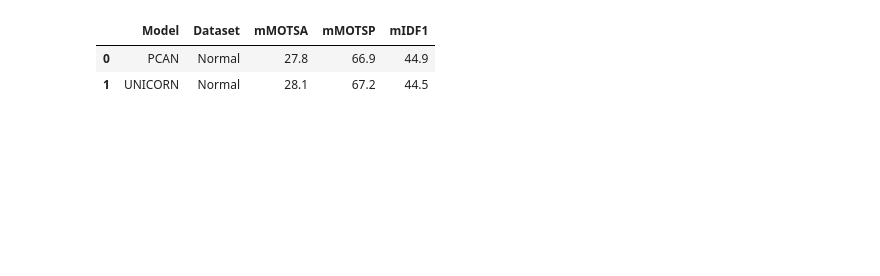
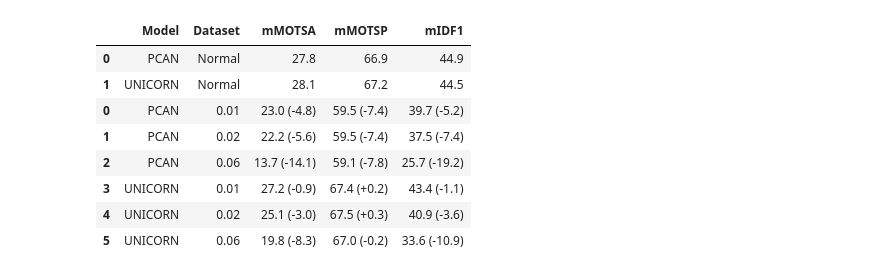
Before and after one commit to 2223CUHKFYP/2223CUHKFYP.github.io, a Jupyter notebook: resources/make_graph.ipynb, the cells around one changed output. Saved outputs shown, nothing was run; the diff lists cells and outputs as text; code cells hidden in the pictures; blank space fills up the shorter version.

```diff
--- a/resources/make_graph.ipynb
+++ b/resources/make_graph.ipynb
@@ -4,9 +5,15 @@ from matplotlib import pyplot as plt
 # %%
 df_norm = pd.read_excel("mots_result.xlsx", sheet_name="normal")
 df_haze = pd.read_excel("mots_result.xlsx", sheet_name="haze")
-df_haze
-df_norm
+df = pd.concat([df_norm, df_haze])
+df
 # %% [output]
 |  | Model | Dataset | mMOTSA | mMOTSP | mIDF1 |
 | 0 | PCAN | Normal | 27.8 | 66.9 | 44.9 |
 | 1 | UNICORN | Normal | 28.1 | 67.2 | 44.5 |
+| 0 | PCAN | 0.01 | 23.0 (-4.8) | 59.5 (-7.4) | 39.7 (-5.2) |
+| 1 | PCAN | 0.02 | 22.2 (-5.6) | 59.5 (-7.4) | 37.5 (-7.4) |
+| 2 | PCAN | 0.06 | 13.7 (-14.1) | 59.1 (-7.8) | 25.7 (-19.2) |
+| 3 | UNICORN | 0.01 | 27.2 (-0.9) | 67.4 (+0.2) | 43.4 (-1.1) |
+| 4 | UNICORN | 0.02 | 25.1 (-3.0) | 67.5 (+0.3) | 40.9 (-3.6) |
+| 5 | UNICORN | 0.06 | 19.8 (-8.3) | 67.0 (-0.2) | 33.6 (-10.9) |
```
Also changed, not shown: parts of 7 cells of this notebook, 6 other files.
